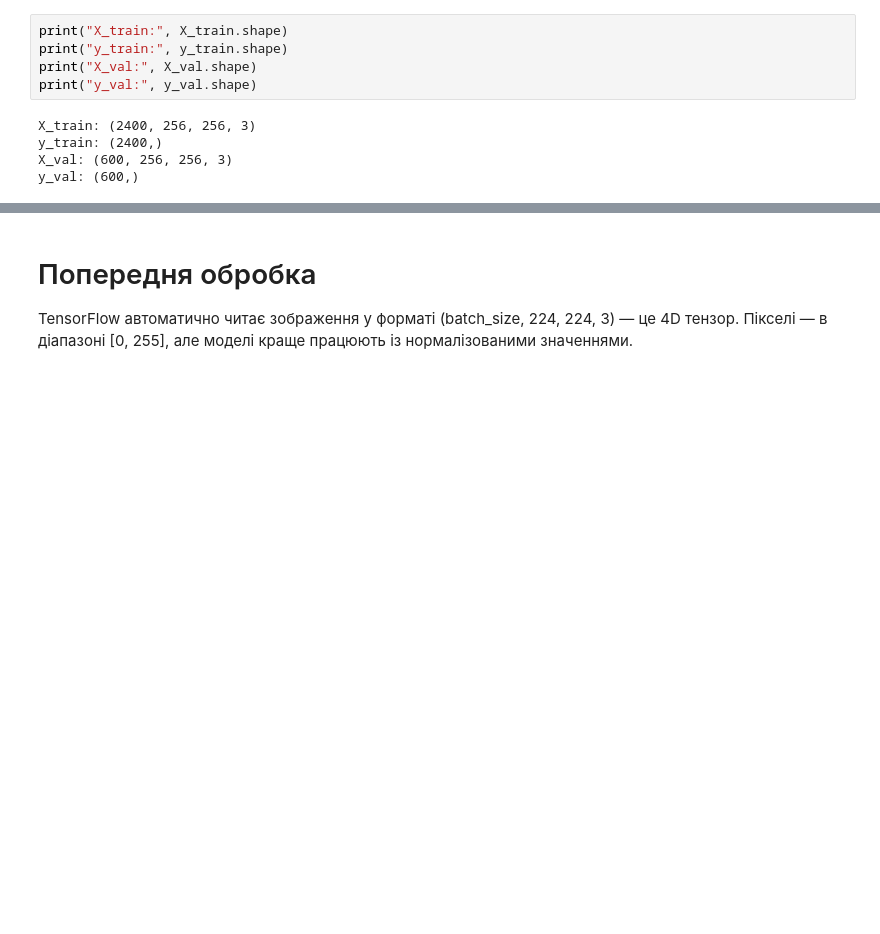
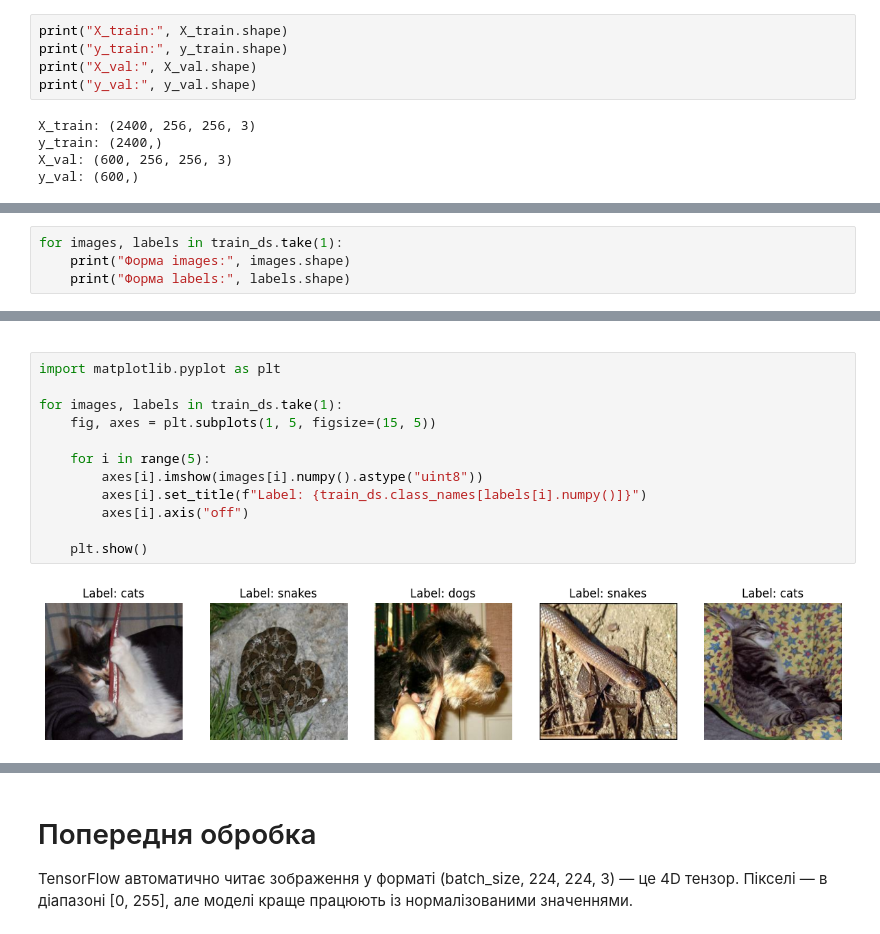
Before and after one commit to MariiaSam/junior-ds-prep, a Jupyter notebook: classification/animal/animal3.ipynb, the cells around one changed output, grey strips where cells are left out. Drawn from its saved outputs; the diff is of its cells as text; blank space fills up the shorter version.

```diff
--- a/classification/animal/animal3.ipynb
+++ b/classification/animal/animal3.ipynb
@@ -89,0 +88,4 @@ y_val: (600,)
+# %%
+for images, labels in train_ds.take(1):
+    print("Форма images:", images.shape)
+    print("Форма labels:", labels.shape)
@@ -89,0 +96,16 @@ y_val: (600,)
+# %% [markdown]
+<!-- https://www.tensorflow.org/api_docs/python/tf/data/Dataset#take -->
+# %%
+import matplotlib.pyplot as plt
+
+for images, labels in train_ds.take(1):
+    fig, axes = plt.subplots(1, 5, figsize=(15, 5))
+
+    for i in range(5):
+        axes[i].imshow(images[i].numpy().astype("uint8"))
+        axes[i].set_title(f"Label: {train_ds.class_names[labels[i].numpy()]}")
+        axes[i].axis("off")
+
+    plt.show()
+# %% [output]
+[figure, added]
```
Also changed, not shown: parts of 15 cells of this notebook.
